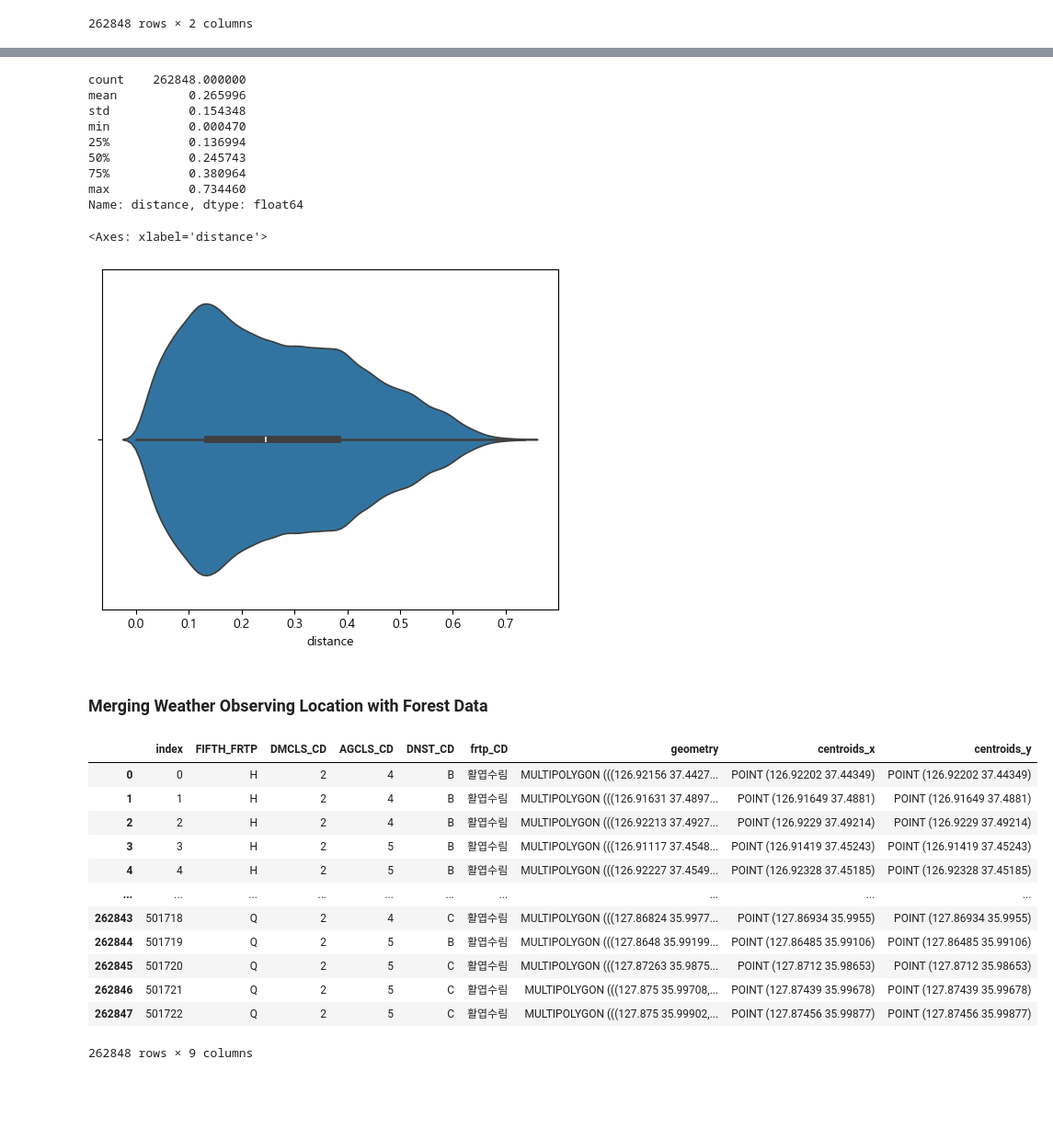
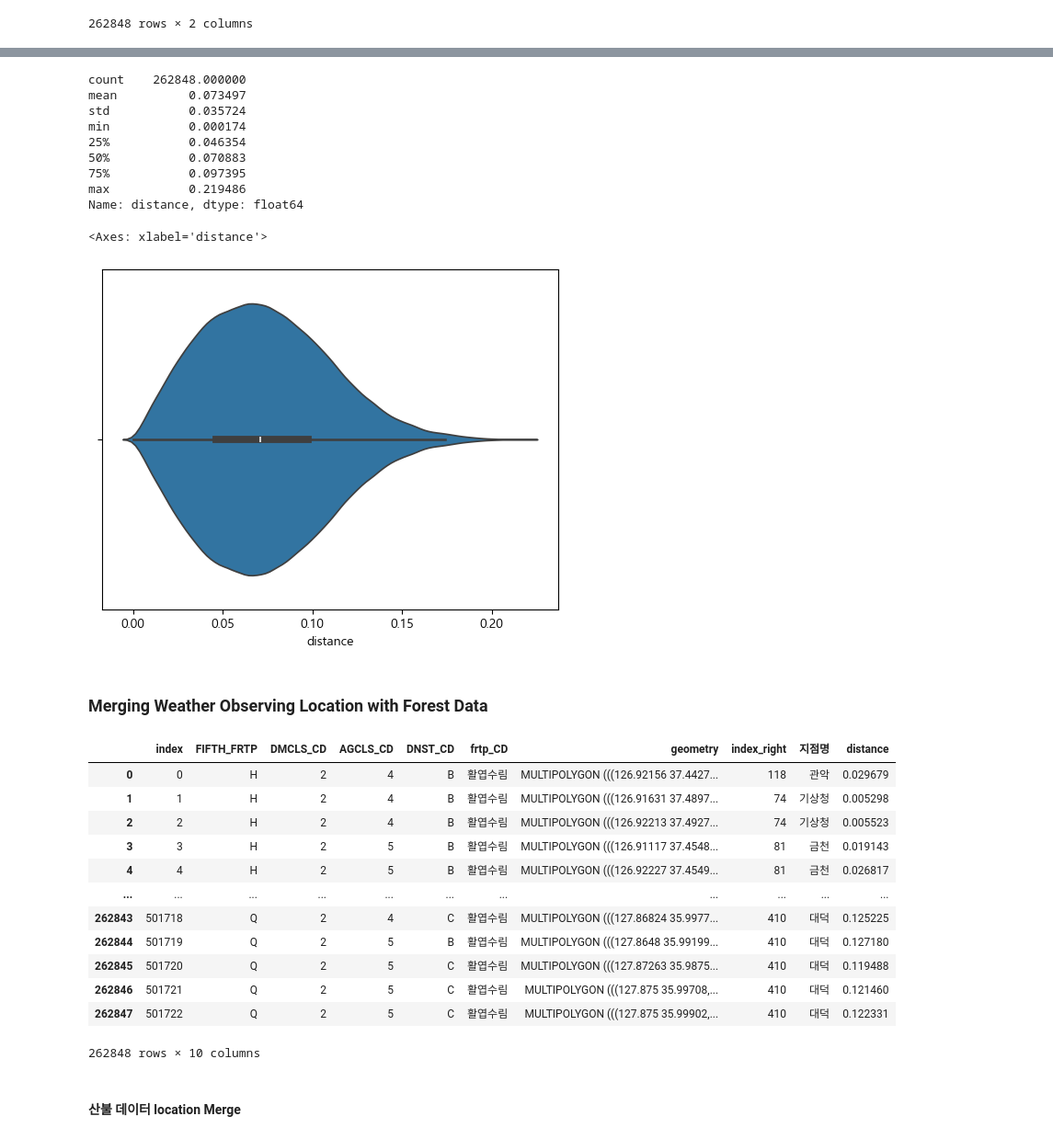
Before and after one commit to stripe2933/20251R0136COSE47101, a Jupyter notebook: 2021320324/weather&forest_location_merge.ipynb, the cells around one changed output, grey strips where cells are left out. Shown at 92% size. Cells and saved outputs as stored; diff of their text form; code cells hidden in the pictures; blank space fills up the shorter version.

```diff
--- a/2021320324/weather&forest_location_merge.ipynb
+++ b/2021320324/weather&forest_location_merge.ipynb
@@ -10,6 +10,7 @@ plt.rcParams['axes.unicode_minus'] = False
 # %%
 import numpy as np
 from scipy.spatial import cKDTree
+pd.set_option('display.max_columns', None)
 # %% [markdown]
 ## 산림 임상 데이터 불러오기
 # %%
@@ -35,9 +36,9 @@ data
 # %% [markdown]
 ## 기상 관측 지점 데이터 불러오기
 # %%
-loc_df = pd.read_csv("./meta-loc-edited.csv", encoding='cp949')
+loc_df = pd.read_csv("./weather_observed/meta-loc-edited.csv", encoding='cp949')
 loc_gdf = gpd.GeoDataFrame(
     loc_df, geometry=gpd.points_from_xy(loc_df.경도, loc_df.위도), crs="EPSG:4326"
 )
-loc_gdf
+loc_gdf.지점 = loc_gdf.지점.apply(str)
 # %% [output]
@@ -58,8 +47,8 @@ loc_gdf
 ## 기상 관측 정보에 있는 지점들로 전처리
 # %%
 # 기상 관측 정보 불러오기
-weather = gpd.read_file("./whetherDataEH.csv", encoding='cp949')
+weather = gpd.read_file("./weather_observed/whetherDataEH.csv", encoding='cp949')
 # %%
 # 기상 관측 정보에 있는 지점들 찾기
-loc_gdf_needed = loc_gdf[loc_gdf.지점명.isin(weather.지점명)]
+loc_gdf_needed = loc_gdf[loc_gdf.지점.isin(weather.지점.unique())]
 loc_gdf_needed
@@ -148,36 +148,36 @@ nearest
 nearest["distance"].describe()
 # %% [output]
 count    262848.000000
-mean          0.265996
-std           0.154348
-min           0.000470
-25%           0.136994
-50%           0.245743
-75%           0.380964
-max           0.734460
+mean          0.073497
+std           0.035724
+min           0.000174
+25%           0.046354
+50%           0.070883
+75%           0.097395
+max           0.219486
 Name: distance, dtype: float64
 # %%
-# max값인 0.7은 대략 70km가 넘는 거리 ...... 다른 기상 데이터..?
+# 평균인 0.07은 대략 7km 정도의 거리
 sns.violinplot(x=nearest["distance"])
 # %% [output]
 <Axes: xlabel='distance'>
-[figure, old version]
+[figure, new version]
 # %% [markdown]
 ### Merging Weather Observing Location with Forest Data
 # %%
-full_data = data.merge(centroids, on = "index", how = "left")
+full_data = (data.drop(columns=["centroids"])).merge(nearest.drop(columns=["centroids"]), on = "index", how = "left")
 full_data
 # %% [output]
-|  | index | FIFTH_FRTP | DMCLS_CD | AGCLS_CD | DNST_CD | frtp_CD | geometry | centroids_x | centroids_y |
-| 0 | 0 | H | 2 | 4 | B | 활엽수림 | MULTIPOLYGON (((126.92156 37.4427... | POINT (126.92202 37.44349) | POINT (126.92202 37.44349) |
-| 1 | 1 | H | 2 | 4 | B | 활엽수림 | MULTIPOLYGON (((126.91631 37.4897... | POINT (126.91649 37.4881) | POINT (126.91649 37.4881) |
-| 2 | 2 | H | 2 | 4 | B | 활엽수림 | MULTIPOLYGON (((126.92213 37.4927... | POINT (126.9229 37.49214) | POINT (126.9229 37.49214) |
-| 3 | 3 | H | 2 | 5 | B | 활엽수림 | MULTIPOLYGON (((126.91117 37.4548... | POINT (126.91419 37.45243) | POINT (126.91419 37.45243) |
-| 4 | 4 | H | 2 | 5 | B | 활엽수림 | MULTIPOLYGON (((126.92227 37.4549... | POINT (126.92328 37.45185) | POINT (126.92328 37.45185) |
-| ... | ... | ... | ... | ... | ... | ... | ... | ... | ... |
-| 262843 | 501718 | Q | 2 | 4 | C | 활엽수림 | MULTIPOLYGON (((127.86824 35.9977... | POINT (127.86934 35.9955) | POINT (127.86934 35.9955) |
-| 262844 | 501719 | Q | 2 | 5 | B | 활엽수림 | MULTIPOLYGON (((127.8648 35.99199... | POINT (127.86485 35.99106) | POINT (127.86485 35.99106) |
-| 262845 | 501720 | Q | 2 | 5 | C | 활엽수림 | MULTIPOLYGON (((127.87263 35.9875... | POINT (127.8712 35.98653) | POINT (127.8712 35.98653) |
-| 262846 | 501721 | Q | 2 | 5 | C | 활엽수림 | MULTIPOLYGON (((127.875 35.99708,... | POINT (127.87439 35.99678) | POINT (127.87439 35.99678) |
-| 262847 | 501722 | Q | 2 | 5 | C | 활엽수림 | MULTIPOLYGON (((127.875 35.99902,... | POINT (127.87456 35.99877) | POINT (127.87456 35.99877) |
+|  | index | FIFTH_FRTP | DMCLS_CD | AGCLS_CD | DNST_CD | frtp_CD | geometry | index_right | 지점명 | distance |
+| 0 | 0 | H | 2 | 4 | B | 활엽수림 | MULTIPOLYGON (((126.92156 37.4427... | 118 | 관악 | 0.029679 |
+| 1 | 1 | H | 2 | 4 | B | 활엽수림 | MULTIPOLYGON (((126.91631 37.4897... | 74 | 기상청 | 0.005298 |
+| 2 | 2 | H | 2 | 4 | B | 활엽수림 | MULTIPOLYGON (((126.92213 37.4927... | 74 | 기상청 | 0.005523 |
+| 3 | 3 | H | 2 | 5 | B | 활엽수림 | MULTIPOLYGON (((126.91117 37.4548... | 81 | 금천 | 0.019143 |
+| 4 | 4 | H | 2 | 5 | B | 활엽수림 | MULTIPOLYGON (((126.92227 37.4549... | 81 | 금천 | 0.026817 |
+| ... | ... | ... | ... | ... | ... | ... | ... | ... | ... | ... |
+| 262843 | 501718 | Q | 2 | 4 | C | 활엽수림 | MULTIPOLYGON (((127.86824 35.9977... | 410 | 대덕 | 0.125225 |
+| 262844 | 501719 | Q | 2 | 5 | B | 활엽수림 | MULTIPOLYGON (((127.8648 35.99199... | 410 | 대덕 | 0.127180 |
+| 262845 | 501720 | Q | 2 | 5 | C | 활엽수림 | MULTIPOLYGON (((127.87263 35.9875... | 410 | 대덕 | 0.119488 |
+| 262846 | 501721 | Q | 2 | 5 | C | 활엽수림 | MULTIPOLYGON (((127.875 35.99708,... | 410 | 대덕 | 0.121460 |
+| 262847 | 501722 | Q | 2 | 5 | C | 활엽수림 | MULTIPOLYGON (((127.875 35.99902,... | 410 | 대덕 | 0.122331 |
-262848 rows × 9 columns
+262848 rows × 10 columns
@@ -183,0 +187,2 @@ full_data
+# %% [markdown]
+#### 산불 데이터 location Merge
```
Also changed, not shown: parts of 38 cells of this notebook.
